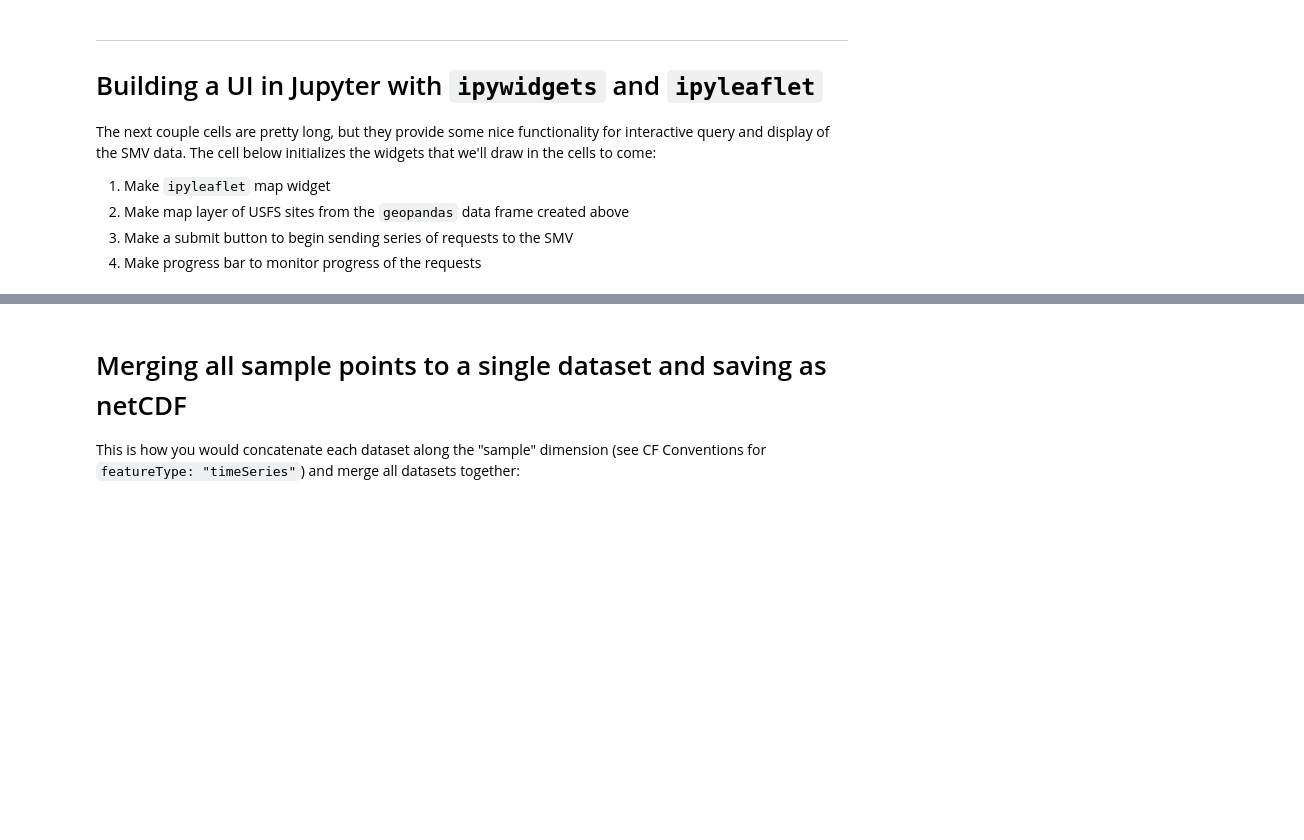
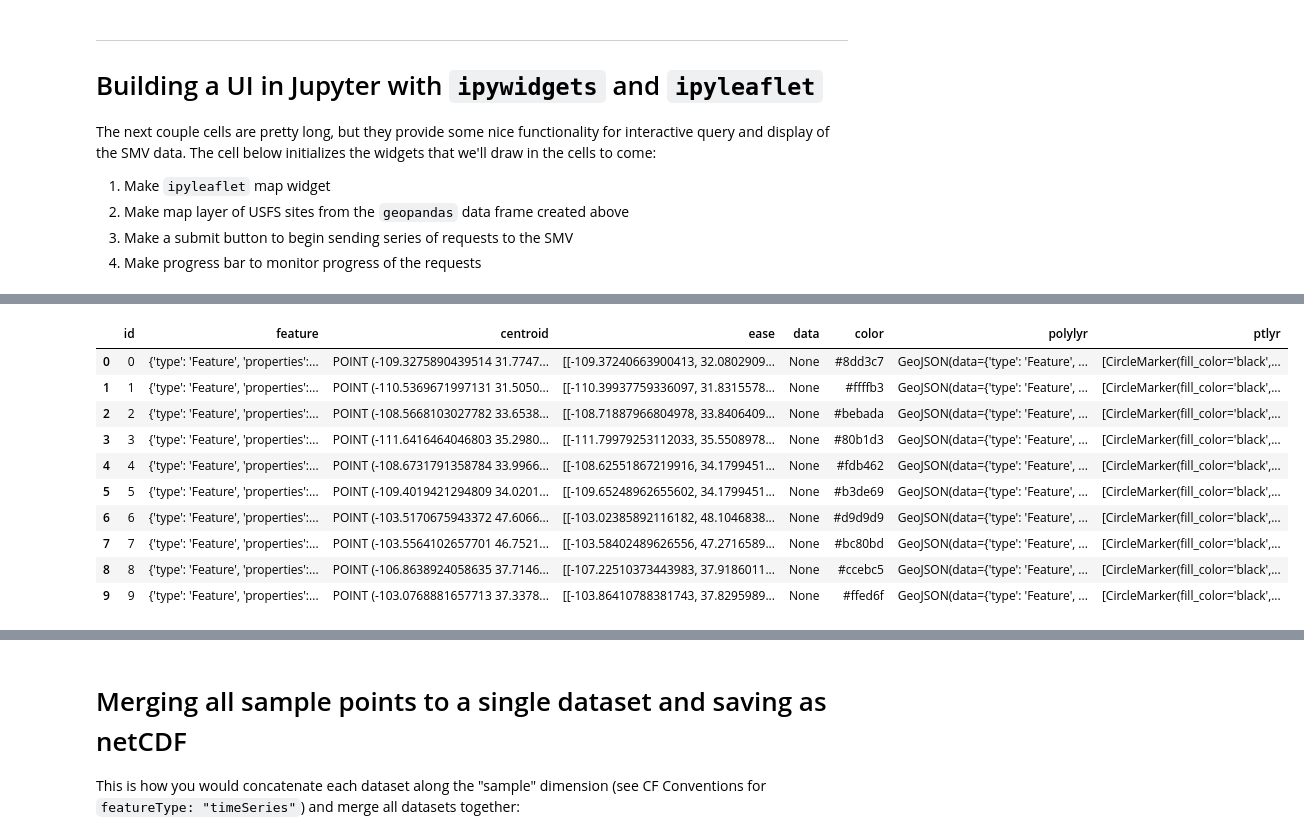
Before and after one commit to jjmcnelis/nasa_usfs_workshop, a Jupyter notebook: day3-tutorial.ipynb, the cells around one changed output, grey strips where cells are left out. Cells and saved outputs as stored; diff of their text form; code cells hidden in the pictures; blank space fills up the shorter version.

```diff
--- a/day3-tutorial.ipynb
+++ b/day3-tutorial.ipynb
@@ -306,7 +306,7 @@ def get_ease(geom):
                  (sel_minlat<lat_array) & (lat_array<sel_maxlat)]
 
     # further reduce to pts contained within the selected geometry
-    sel_ease_poly = [
-        pt for pt in sel_ease if geom.contains(Point(pt[0], pt[1]))]
+    sel_ease_poly = [pt for pt in sel_ease if geom.contains(
+        shape({"coordinates": [pt[0], pt[1]], "type": "Point"}))]
 
     return(sel_ease_poly)
@@ -320,11 +312,0 @@ Now we need to take care of one final step before building a UI.
-# %%
-gdf = gpd.GeoDataFrame.from_file("sites/Sites_lf.shp")   # open shapefile w geopandas
-gdf = gdf.to_crs({'init': 'epsg:4326'})                  # reproj to wgs84
-gdf['style'] = [{                                        # add column of mpl.cmaps
-    'color': colors.rgb2hex(d[0:3]),
-    'fillColor': colors.rgb2hex(d[0:3]),
-    'weight': 1, 'fillOpacity': 0.5
-} for d in cm.Set3(np.linspace(0.0,1.0,len(gdf)))]
-gdflyr = json.loads(gdf.to_json())                       # make geojson multipoly
-
-gdf.head(1)                                              # display first row of df
@@ -361,0 +451,5 @@ def get_mpt(x, y):
+# %%
+with open("sites/Sites_lf_geo.json", "r") as f:
+    shapes = json.load(f)
+
+print(shapes.keys()); shapes["features"][0]
@@ -361,0 +475,51 @@ def get_mpt(x, y):
+# %%
+nfeats = len(shapes["features"])
+ncols = np.linspace(0.0, 1.0, nfeats)
+cols = [colors.rgb2hex(d[0:3]) for d in cm.Set3(ncols)]
+
+df = []
+for i, feat in enumerate(shapes["features"]):
+
+    feat["properties"]["id"] = i
+    feat["properties"]["style"] = {
+        "color": cols[i],
+        "fillColor": cols[i],
+        "weight": 1,
+        "fillOpacity": 0.5}
+
+    poly = mwg.GeoJSON(
+        data=feat,
+        hover_style={
+            "color": "white",
+            "fillOpacity": 0.8})
+
+    geom = feat["geometry"]
+    shp = shape(geom)                                    # get shapely shape
+    cent = shp.centroid
+    ease = get_ease(shp)
+    pts = [get_mpt(p[1], p[0]) for p in ease]
+
+    df.append((i, feat, cent, ease, None, cols[i], poly, pts))
+
+df = pd.DataFrame(df, columns=[
+    "id",
+    "feature",
+    "centroid",
+    "ease",
+    "data",
+    "color",
+    "polylyr",
+    "ptlyr"])
+df
+# %% [output]
+|  | id | feature | centroid | ease | data | color | polylyr | ptlyr |
+| 0 | 0 | {'type': 'Feature', 'properties':... | POINT (-109.3275890439514 31.7747... | [[-109.37240663900413, 32.0802909... | None | #8dd3c7 | GeoJSON(data={'type': 'Feature', ... | [CircleMarker(fill_color='black',... |
+| 1 | 1 | {'type': 'Feature', 'properties':... | POINT (-110.5369671997131 31.5050... | [[-110.39937759336097, 31.8315578... | None | #ffffb3 | GeoJSON(data={'type': 'Feature', ... | [CircleMarker(fill_color='black',... |
+| 2 | 2 | {'type': 'Feature', 'properties':... | POINT (-108.5668103027782 33.6538... | [[-108.71887966804978, 33.8406409... | None | #bebada | GeoJSON(data={'type': 'Feature', ... | [CircleMarker(fill_color='black',... |
+| 3 | 3 | {'type': 'Feature', 'properties':... | POINT (-111.6416464046803 35.2980... | [[-111.79979253112033, 35.5508978... | None | #80b1d3 | GeoJSON(data={'type': 'Feature', ... | [CircleMarker(fill_color='black',... |
+| 4 | 4 | {'type': 'Feature', 'properties':... | POINT (-108.6731791358784 33.9966... | [[-108.62551867219916, 34.1799451... | None | #fdb462 | GeoJSON(data={'type': 'Feature', ... | [CircleMarker(fill_color='black',... |
+| 5 | 5 | {'type': 'Feature', 'properties':... | POINT (-109.4019421294809 34.0201... | [[-109.65248962655602, 34.1799451... | None | #b3de69 | GeoJSON(data={'type': 'Feature', ... | [CircleMarker(fill_color='black',... |
+| 6 | 6 | {'type': 'Feature', 'properties':... | POINT (-103.5170675943372 47.6066... | [[-103.02385892116182, 48.1046838... | None | #d9d9d9 | GeoJSON(data={'type': 'Feature', ... | [CircleMarker(fill_color='black',... |
+| 7 | 7 | {'type': 'Feature', 'properties':... | POINT (-103.5564102657701 46.7521... | [[-103.58402489626556, 47.2716589... | None | #bc80bd | GeoJSON(data={'type': 'Feature', ... | [CircleMarker(fill_color='black',... |
+| 8 | 8 | {'type': 'Feature', 'properties':... | POINT (-106.8638924058635 37.7146... | [[-107.22510373443983, 37.9186011... | None | #ccebc5 | GeoJSON(data={'type': 'Feature', ... | [CircleMarker(fill_color='black',... |
+| 9 | 9 | {'type': 'Feature', 'properties':... | POINT (-103.0768881657713 37.3378... | [[-103.86410788381743, 37.8295989... | None | #ffed6f | GeoJSON(data={'type': 'Feature', ... | [CircleMarker(fill_color='black',... |
```
Also changed, not shown: parts of 28 cells of this notebook, 1 other file.
